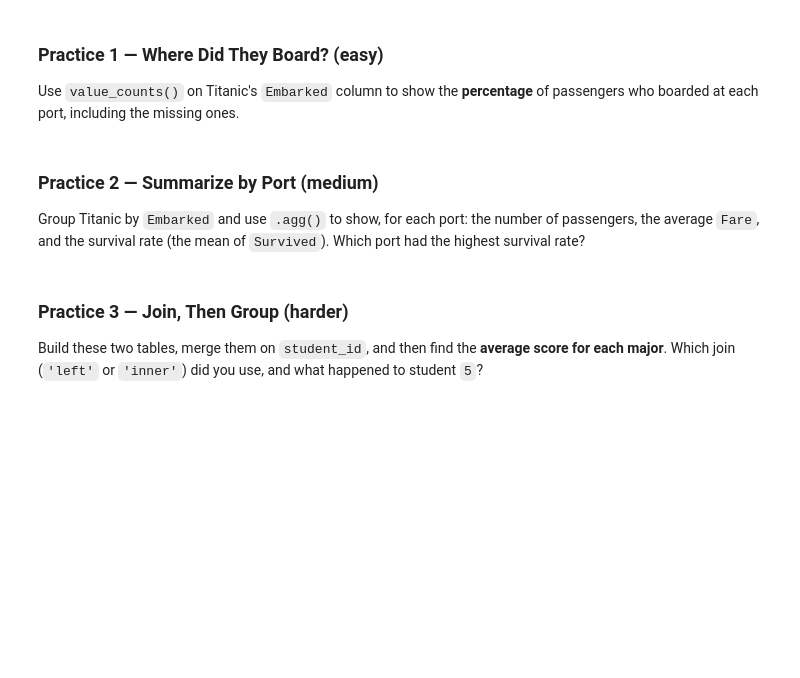
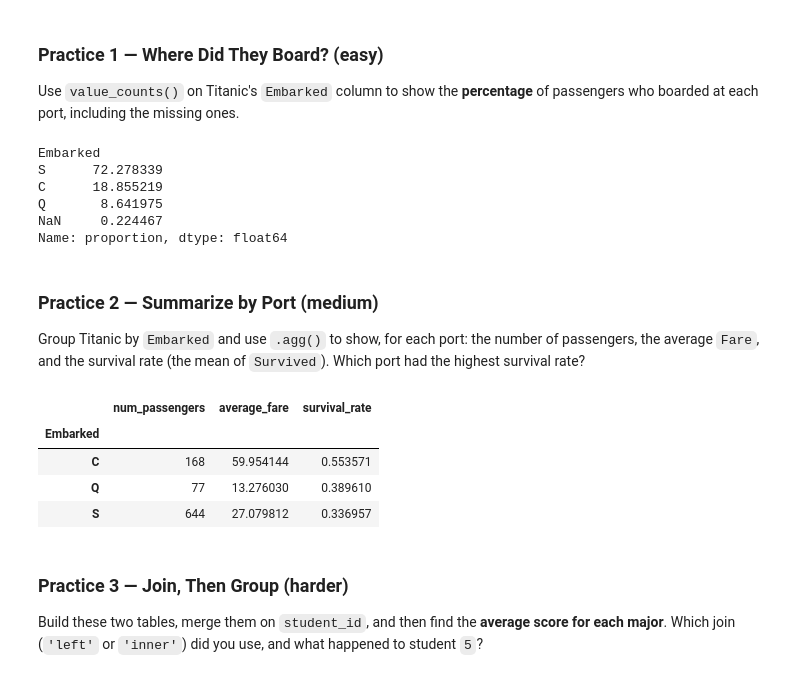
Before and after one commit to ECOKER1226/3603-data-science-coker, a Jupyter notebook: Work/06-Working_with_Data_Adv/07-Grouping_and_Combining.ipynb, the cells around one changed output. Saved outputs shown, nothing was run; the diff lists cells and outputs as text; code cells hidden in the pictures; blank space fills up the shorter version.

```diff
--- a/Work/06-Working_with_Data_Adv/07-Grouping_and_Combining.ipynb
+++ b/Work/06-Working_with_Data_Adv/07-Grouping_and_Combining.ipynb
@@ -284,11 +442,31 @@ Selecting only `product_id` and `department` before merging keeps the result tid
 Use `value_counts()` on Titanic's `Embarked` column to show the **percentage** of passengers who boarded at each port, including the missing ones.
 # %%
 # Your code here
+titanic['Embarked'].value_counts(normalize=True, dropna=False) * 100
+# %% [output]
+Embarked
+S      72.278339
+C      18.855219
+Q       8.641975
+NaN     0.224467
+Name: proportion, dtype: float64
 # %% [markdown]
 ### Practice 2 — Summarize by Port (medium)
 Group Titanic by `Embarked` and use `.agg()` to show, for each port: the number of passengers, the average `Fare`, and the survival rate (the mean of `Survived`). Which port had the highest survival rate?
 # %%
 # Your code here
+titanic.groupby('Embarked').agg(
+    num_passengers=('PassengerId', 'count'),
+    average_fare=('Fare', 'mean'),
+    survival_rate=('Survived', 'mean')
+)
+# The port with the highest survival rate is 'C' (Cherbourg).
+# %% [output]
+|  | num_passengers | average_fare | survival_rate |
+| Embarked |  |  |  |
+| C | 168 | 59.954144 | 0.553571 |
+| Q | 77 | 13.276030 | 0.389610 |
+| S | 644 | 27.079812 | 0.336957 |
 # %% [markdown]
 ### Practice 3 — Join, Then Group (harder)
 Build these two tables, merge them on `student_id`, and then find the **average score for each major**. Which join (`'left'` or `'inner'`) did you use, and what happened to student `5`?
```
Also changed, not shown: parts of 32 cells of this notebook.
